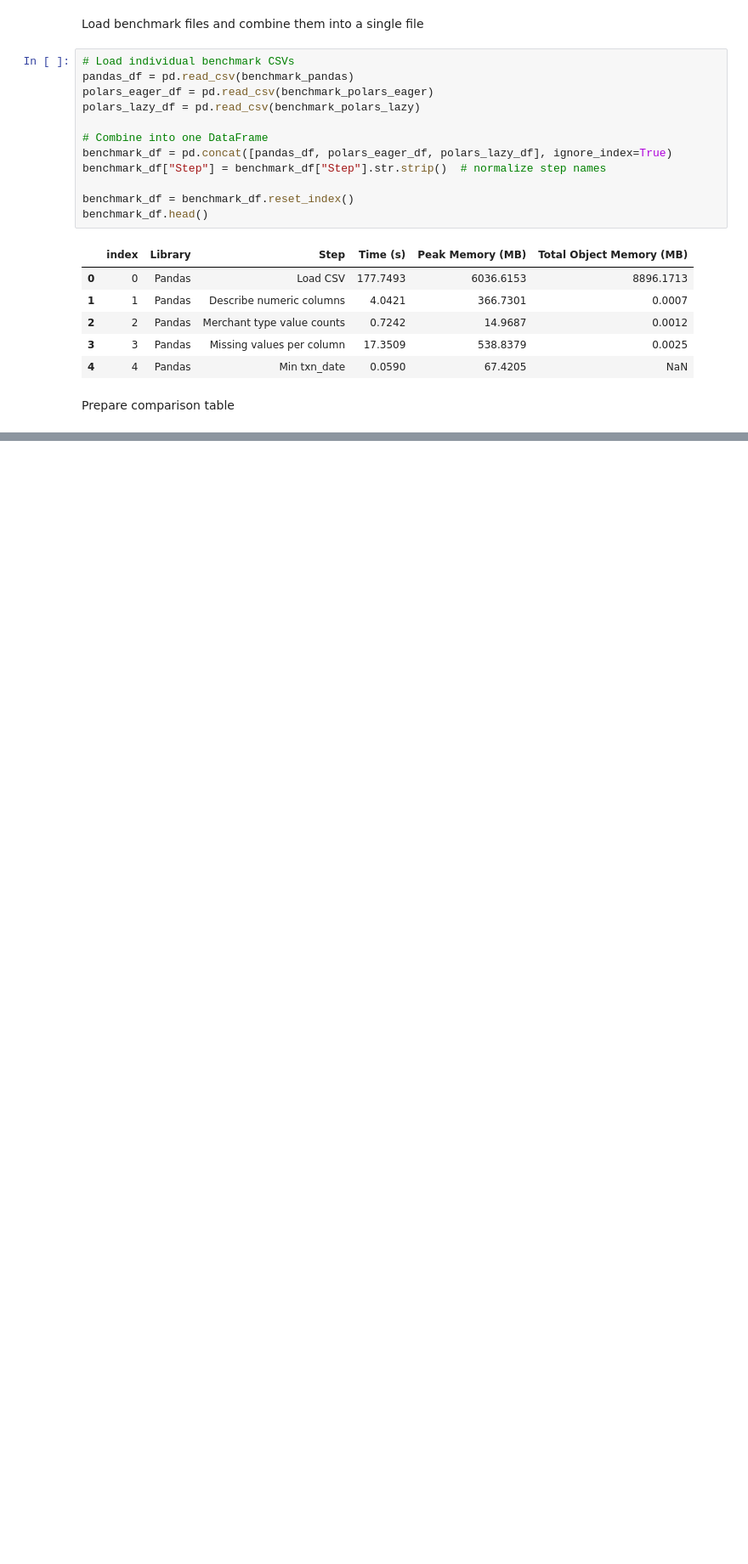
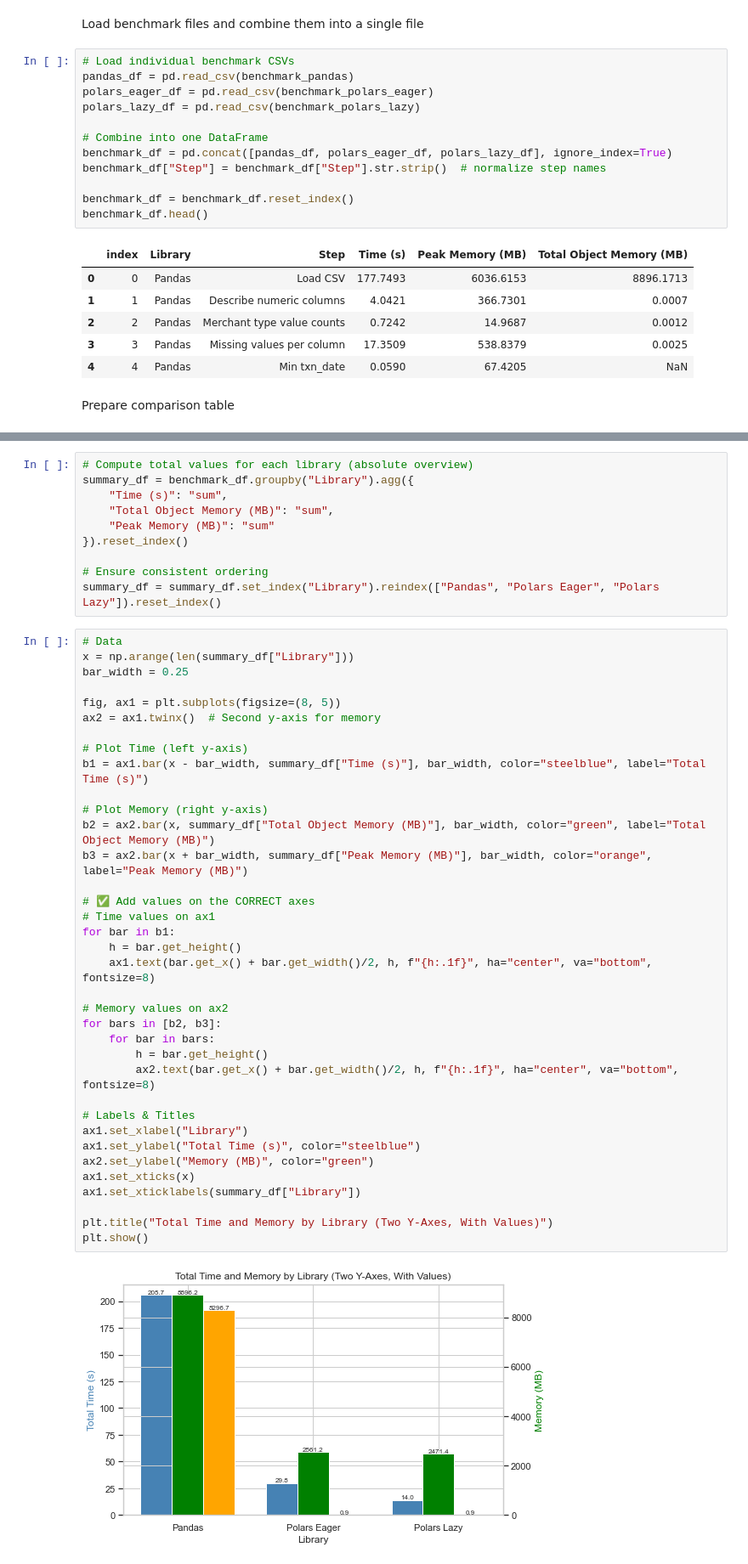
Before and after one commit to adolfomytr/polars_vs_pandas, a Jupyter notebook: libraries_comparison.ipynb, the cells around one changed output, grey strips where cells are left out. Shown at 85% size. Saved outputs shown, nothing was run; the diff lists cells and outputs as text; blank space fills up the shorter version.

Commit message:
add first general chart to comparative analysis

```diff
--- a/libraries_comparison.ipynb
+++ b/libraries_comparison.ipynb
@@ -183,0 +95,48 @@ plt.show()
+# %%
+# Compute total values for each library (absolute overview)
+summary_df = benchmark_df.groupby("Library").agg({
+    "Time (s)": "sum",
+    "Total Object Memory (MB)": "sum",
+    "Peak Memory (MB)": "sum"
+}).reset_index()
+
+# Ensure consistent ordering
+summary_df = summary_df.set_index("Library").reindex(["Pandas", "Polars Eager", "Polars Lazy"]).reset_index()
+# %%
+# Data
+x = np.arange(len(summary_df["Library"]))
+bar_width = 0.25
+
+fig, ax1 = plt.subplots(figsize=(8, 5))
+ax2 = ax1.twinx()  # Second y-axis for memory
+
+# Plot Time (left y-axis)
+b1 = ax1.bar(x - bar_width, summary_df["Time (s)"], bar_width, color="steelblue", label="Total Time (s)")
+
+# Plot Memory (right y-axis)
+b2 = ax2.bar(x, summary_df["Total Object Memory (MB)"], bar_width, color="green", label="Total Object Memory (MB)")
+b3 = ax2.bar(x + bar_width, summary_df["Peak Memory (MB)"], bar_width, color="orange", label="Peak Memory (MB)")
+
+# ✅ Add values on the CORRECT axes
+# Time values on ax1
+for bar in b1:
+    h = bar.get_height()
+    ax1.text(bar.get_x() + bar.get_width()/2, h, f"{h:.1f}", ha="center", va="bottom", fontsize=8)
+
+# Memory values on ax2
+for bars in [b2, b3]:
+    for bar in bars:
+        h = bar.get_height()
+        ax2.text(bar.get_x() + bar.get_width()/2, h, f"{h:.1f}", ha="center", va="bottom", fontsize=8)
+
+# Labels & Titles
+ax1.set_xlabel("Library")
+ax1.set_ylabel("Total Time (s)", color="steelblue")
+ax2.set_ylabel("Memory (MB)", color="green")
+ax1.set_xticks(x)
+ax1.set_xticklabels(summary_df["Library"])
+
+plt.title("Total Time and Memory by Library (Two Y-Axes, With Values)")
+plt.show()
+# %% [output]
+[figure, added]
```
Also changed, not shown: parts of 2 cells of this notebook.
